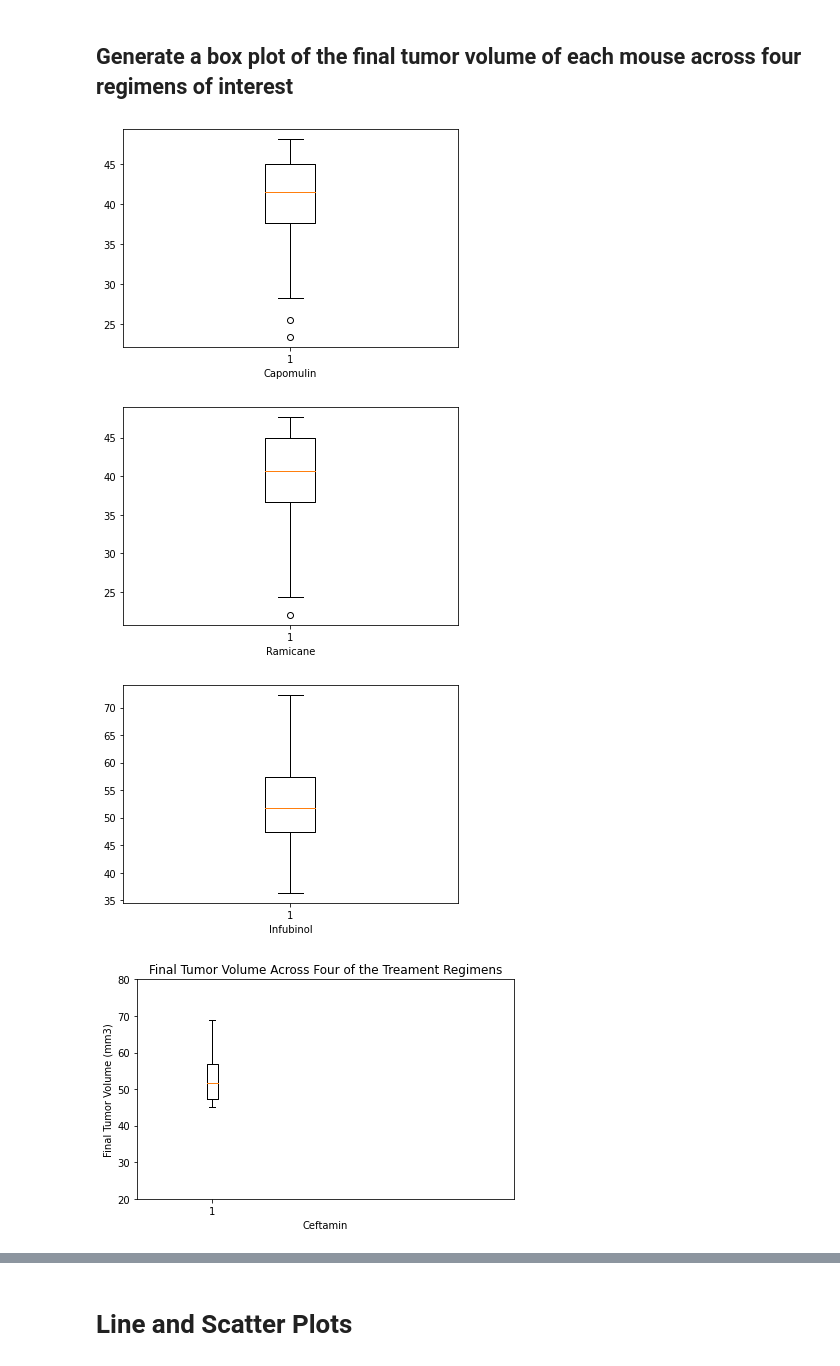
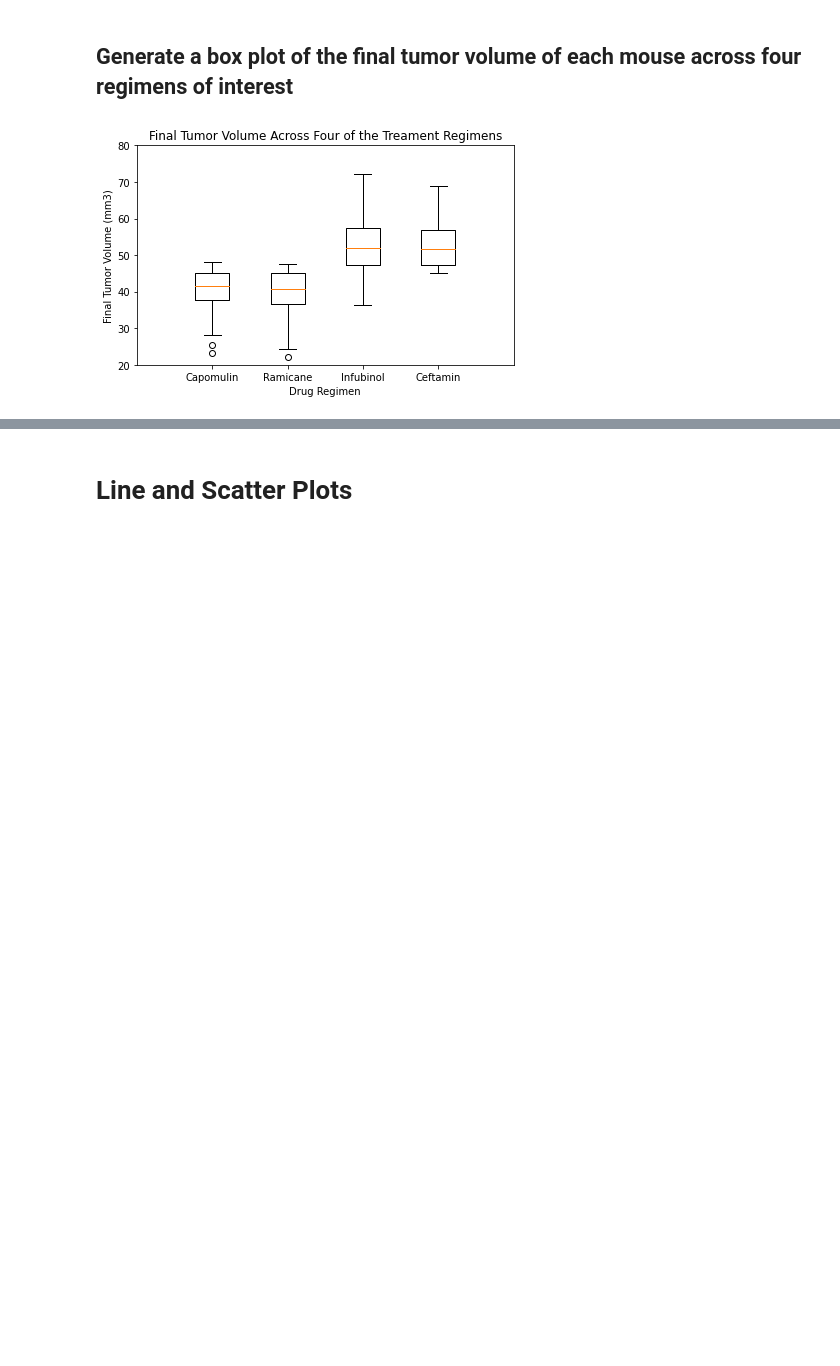
Before and after one commit to mbarrera2020/Matplotlib, a Jupyter notebook: Pymaceuticals/mainPymaceuticals.ipynb, the cells around one changed output, grey strips where cells are left out. Saved outputs shown, nothing was run; the diff lists cells and outputs as text; code cells hidden in the pictures; blank space fills up the shorter version.

Commit message:
Matplotlib modification
20210129 - updated boxplot

```diff
--- a/Pymaceuticals/mainPymaceuticals.ipynb
+++ b/Pymaceuticals/mainPymaceuticals.ipynb
@@ -648,57 +665,30 @@ Name: Tumor Volume (mm3), dtype: float64
 # %% [markdown]
 ## Generate a box plot of the final tumor volume of each mouse across four regimens of interest
 # %%
-#NOTE:
-# x_axis = treatment_list
-# y_axis = tumor_vol_list ==> Final Tumor Volume(mm3)
+# create box plot
 
-treatment_list = ["Capomulin", "Ramicane", "Infubinol", "Ceftamin"]
+tumor_list=[Capomulin_tum_vol,Ramicane_tum_vol, Infubinol_tum_vol, Ceftamin_tum_vol]
 
-#tumor_vol_list = Capomulin_tum_vol
-#tumor_vol_list = Ramicane_tum_vol
-#tumor_vol_list = Infubinol_tum_vol
-#tumor_vol_list = Ceftamin_tum_vol
-
-#Capomulin_df.plot.box()
-#Ramicane_df.plot.box()
-#Infubinol_df.plot.box()
-#Ceftamin_df.plot.box()
-
-x_axis = treatment_list
-y_axis = tumor_vol_list
-
-# Setting up the plot
-fig, ax = plt.subplots()
-ax.boxplot(Capomulin_tum_vol)
-ax.set_xlabel("Capomulin")
+# Multiple box plots on one Axes
+# ref -- https://matplotlib.org/3.1.1/gallery/statistics/boxplot_demo.html
+#ax.boxplot(data)
 
 fig, ax = plt.subplots()
-ax.boxplot(Ramicane_tum_vol)
-ax.set_xlabel("Ramicane")
 
-fig, ax = plt.subplots()
-ax.boxplot(Infubinol_tum_vol)
-ax.set_xlabel("Infubinol")
-
-fig, ax = plt.subplots()
-ax.boxplot(Ceftamin_tum_vol)
-ax.set_xlabel("Ceftamin")
+ax.boxplot(tumor_list)
 
 #ax.errorbar(x_axis, means, standard_errors, fmt="o")
 ax.set_xlim(0, len(treatment_list) + 1)
 ax.set_ylim(20,80)
 
 ax.set_title('Final Tumor Volume Across Four of the Treament Regimens')
-#ax.set_xlabel("Drug Regimen")
+ax.set_xlabel("Drug Regimen")
 ax.set_ylabel("Final Tumor Volume (mm3)")
+
+plt.xticks([1, 2, 3, 4], ["Capomulin", "Ramicane", "Infubinol", "Ceftamin"])
 
 plt.tight_layout()
 
 plt.show()
-
-#smaller bars are better
 # %% [output]
-[figure, old version]
+[figure, new version]
-[figure, removed]
-[figure, removed]
-[figure, removed]
```
Also changed, not shown: parts of 11 cells of this notebook, 2 other files.
